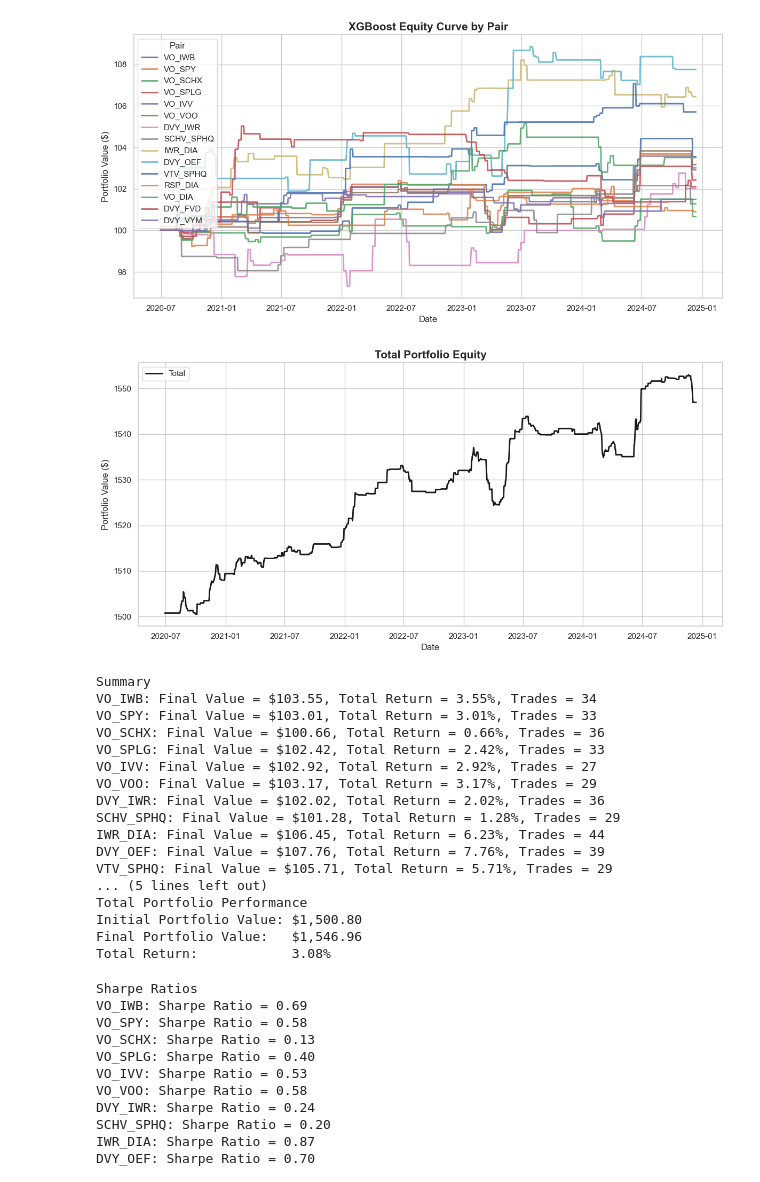
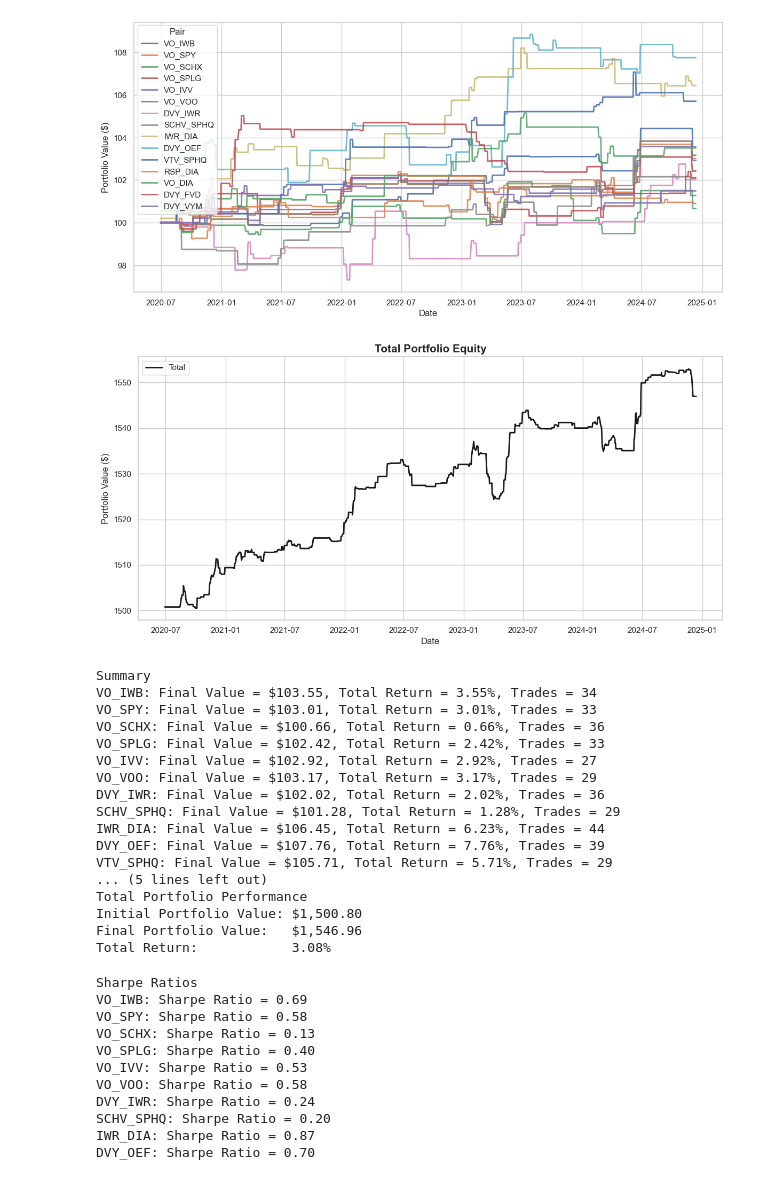
Before and after one commit to akshathp0/etf-pairs-trading, a Jupyter notebook: models/xgboost.ipynb, the cells around one changed output. Drawn from its saved outputs; the diff is of its cells as text; code cells hidden in the pictures.

Commit message:
equity curves done

```diff
--- a/models/xgboost.ipynb
+++ b/models/xgboost.ipynb
@@ -391,10 +391,9 @@ for result in pair_results:
     else:
         combined_equity = combined_equity.add(result["equity"], fill_value=0)
 
-plt.title("XGBoost Equity Curve by Pair", fontsize = 15, weight="bold")
 plt.xlabel("Date", fontsize = 12)
 plt.ylabel("Portfolio Value ($)", fontsize = 12)
-plt.legend(title = "Pair", frameon=True)
+plt.legend(title = "Pair", frameon = True, loc = "center left", bbox_to_anchor = (0, 0.64))
 plt.grid(True)
 plt.tight_layout()
 plt.show()
@@ -405,34 +404,34 @@ sns.lineplot(
     y = combined_equity.values,
     label = "Total",
     color = "black",
     linewidth = 2,
     alpha = 0.9
 )
 plt.title("Total Portfolio Equity", fontsize = 15, weight="bold")
 plt.xlabel("Date", fontsize = 12)
 plt.ylabel("Portfolio Value ($)", fontsize = 12)
 plt.legend(frameon = True)
 plt.grid(True)
 plt.tight_layout()
 plt.show()
 
 print("Summary")
 for result in pair_results:
     print(f"{result['pair']}: Final Value = ${result['final_value']:.2f}, "
           f"Total Return = {result['total_return']:.2f}%, Trades = {result['n_trades']}")
 
 initial_total_value = combined_equity.iloc[0]
 final_total_value = combined_equity.iloc[-1]
 total_return_pct = (final_total_value - initial_total_value) / initial_total_value * 100
 
 print("\nTotal Portfolio Performance")
 print(f"Initial Portfolio Value: ${initial_total_value:,.2f}")
 print(f"Final Portfolio Value:   ${final_total_value:,.2f}")
 print(f"Total Return:            {total_return_pct:.2f}%")
 
 combined_equity.to_csv("equity_curves/xgboost_equity.csv", header = ["Portfolio Value"])
 # %% [output]
-[figure, old version]
+[figure, new version]
 [figure]
 Summary
 VO_IWB: Final Value = $103.55, Total Return = 3.55%, Trades = 34
```
Also changed, not shown: parts of 1 cell of this notebook, 8 other files.
